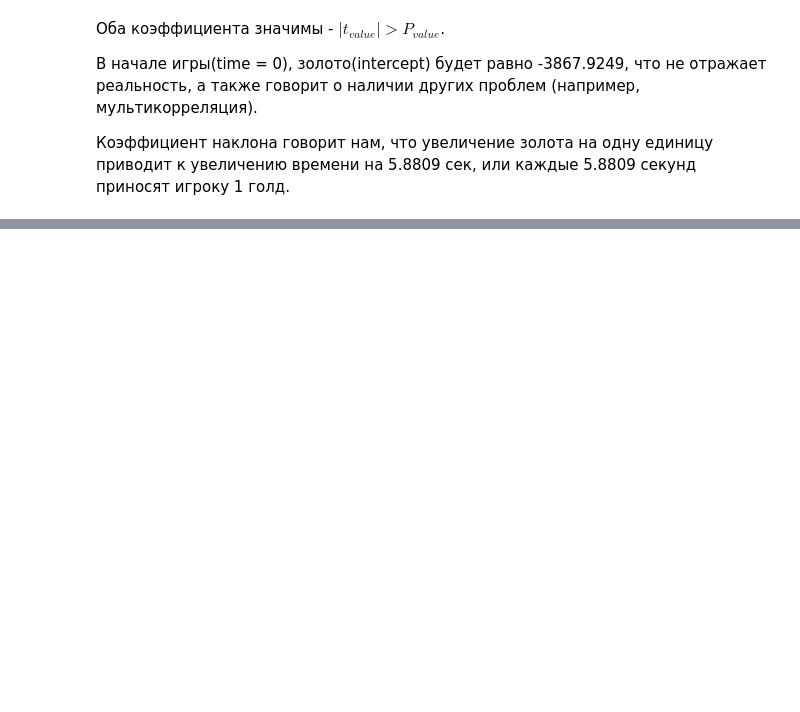
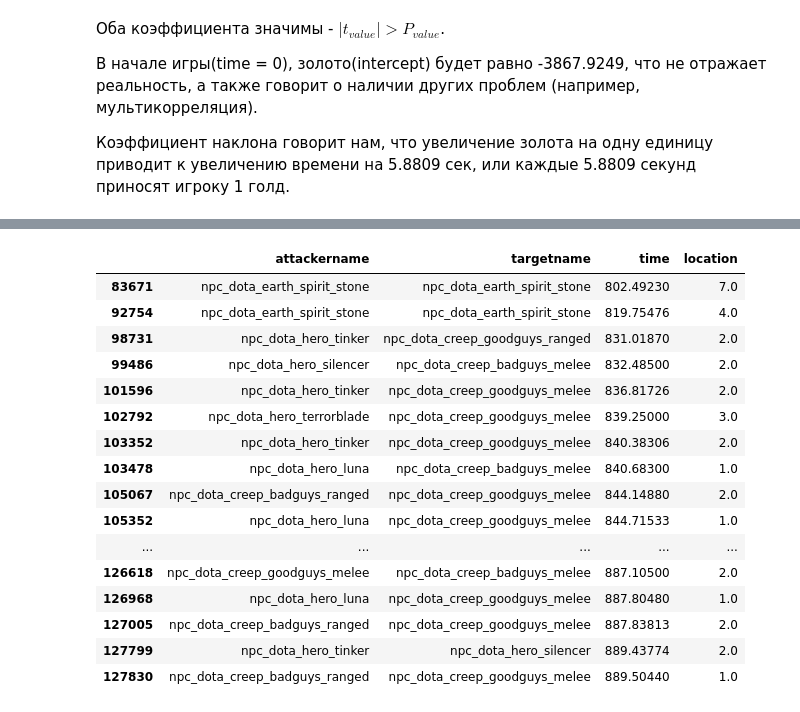
Before and after one commit to zuenko/python, a Jupyter notebook: worktaskan/gosu/4-5.ipynb, the cells around one changed output, grey strips where cells are left out. Saved outputs shown, nothing was run; the diff lists cells and outputs as text; code cells hidden in the pictures; blank space fills up the shorter version.

```diff
--- a/worktaskan/gosu/4-5.ipynb
+++ b/worktaskan/gosu/4-5.ipynb
@@ -130,0 +132,2 @@ data[data['type']=='DOTA_COMBATLOG_DEATH']
+# %%
+Combat = data[(data['type']=='DOTA_COMBATLOG_DEATH')][['attackername', 'targetname', 'time', 'location']].sort_values(by=['time'])
@@ -130,0 +177,20 @@ data[data['type']=='DOTA_COMBATLOG_DEATH']
+# %%
+Combat[Combat['time']<=889.871]
+# %% [output]
+|  | attackername | targetname | time | location |
+| 83671 | npc_dota_earth_spirit_stone | npc_dota_earth_spirit_stone | 802.49230 | 7.0 |
+| 92754 | npc_dota_earth_spirit_stone | npc_dota_earth_spirit_stone | 819.75476 | 4.0 |
+| 98731 | npc_dota_hero_tinker | npc_dota_creep_goodguys_ranged | 831.01870 | 2.0 |
+| 99486 | npc_dota_hero_silencer | npc_dota_creep_badguys_melee | 832.48500 | 2.0 |
+| 101596 | npc_dota_hero_tinker | npc_dota_creep_goodguys_melee | 836.81726 | 2.0 |
+| 102792 | npc_dota_hero_terrorblade | npc_dota_creep_goodguys_melee | 839.25000 | 3.0 |
+| 103352 | npc_dota_hero_tinker | npc_dota_creep_goodguys_melee | 840.38306 | 2.0 |
+| 103478 | npc_dota_hero_luna | npc_dota_creep_badguys_melee | 840.68300 | 1.0 |
+| 105067 | npc_dota_creep_badguys_ranged | npc_dota_creep_goodguys_melee | 844.14880 | 2.0 |
+| 105352 | npc_dota_hero_luna | npc_dota_creep_goodguys_melee | 844.71533 | 1.0 |
+| ... | ... | ... | ... | ... |
+| 126618 | npc_dota_creep_goodguys_melee | npc_dota_creep_badguys_melee | 887.10500 | 2.0 |
+| 126968 | npc_dota_hero_luna | npc_dota_creep_goodguys_melee | 887.80480 | 1.0 |
+| 127005 | npc_dota_creep_badguys_ranged | npc_dota_creep_goodguys_melee | 887.83813 | 2.0 |
+| 127799 | npc_dota_hero_tinker | npc_dota_hero_silencer | 889.43774 | 2.0 |
+| 127830 | npc_dota_creep_badguys_ranged | npc_dota_creep_goodguys_melee | 889.50440 | 1.0 |
```
Also changed, not shown: parts of 7 cells of this notebook, 1 other file.
